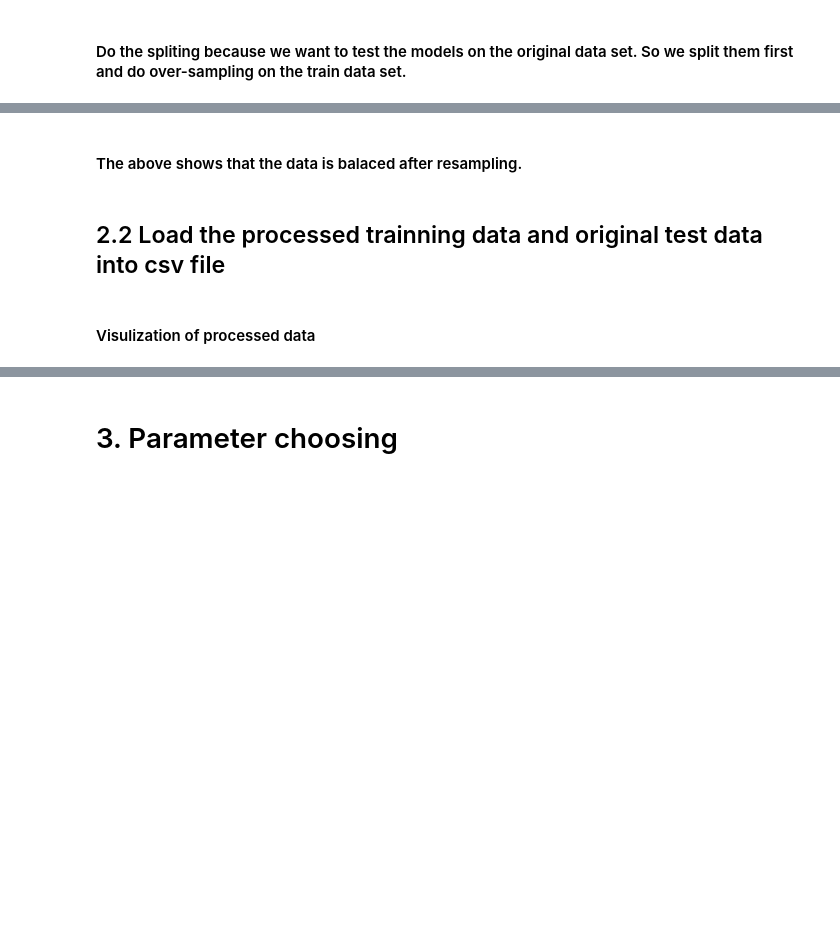
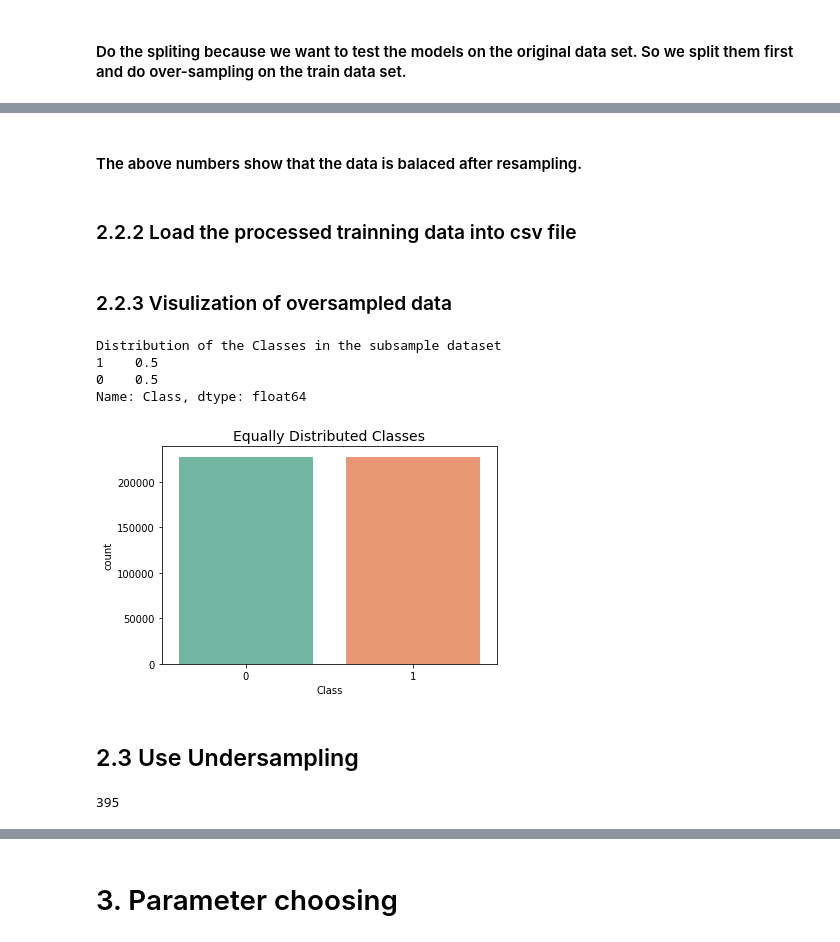
Before and after one commit to XiaoqianZhu1997/PHBS_MLF_2018, a Jupyter notebook: ipynb file/ml_project.ipynb, the cells around one changed output, grey strips where cells are left out. Saved outputs shown, nothing was run; the diff lists cells and outputs as text; code cells hidden in the pictures; blank space fills up the shorter version.

```diff
--- a/ipynb file/ml_project.ipynb
+++ b/ipynb file/ml_project.ipynb
@@ -223,11 +238,11 @@ Number of fraud transcation: 199024
 Proportion of Normal data in oversampled data is: 0.5
 Proportion of fraud data in oversampled data is: 0.5
 # %% [markdown]
-#### The above shows that the data is balaced after resampling.
+#### The above numbers show that the data is balaced after resampling.
 # %% [markdown]
-## 2.2 Load the processed trainning data and original test data into csv file
+### 2.2.2 Load the processed trainning data into csv file
 # %%
-newtraindata=pd.concat([sm_data_X,sm_data_y],axis=1)
-newtestdata=pd.concat([data_test_X,data_test_y],axis=1)
-newtraindata.to_csv('/Users/zhuxiaoxi/Desktop/module 5⃣️/ML/project/数据/SMOTE_train.csv',sep=',')
-newtestdata.to_csv('/Users/zhuxiaoxi/Desktop/module 5⃣️/ML/project/数据/SMOTE_test.csv',sep=',')
+sm_train_data=pd.concat([sm_data_X,sm_data_y],axis=1)
+sm_train_data.to_csv('/Users/zhuxiaoxi/Desktop/module 5⃣️/ML/project/数据/SMOTE_train.csv',sep=',')
+
+sm_train_df = pd.read_csv("/Users/zhuxiaoxi/Desktop/module 5⃣️/ML/project/数据/SMOTE_train.csv")
@@ -236,2 +249,28 @@ new_train_df = pd.read_csv("/Users/zhuxiaoxi/Desktop/module 5⃣️/ML/project/
 # %% [markdown]
-#### Visulization of processed data
+### 2.2.3 Visulization of oversampled data
+# %%
+print('Distribution of the Classes in the subsample dataset')
+print(sm_train_df['Class'].value_counts()/len(sm_train_df))
+
+sns.countplot('Class', data=sm_train_df,palette="Set2")
+plt.title('Equally Distributed Classes', fontsize=14)
+plt.show()
+# %% [output]
+Distribution of the Classes in the subsample dataset
+1    0.5
+0    0.5
+Name: Class, dtype: float64
+[figure, added]
+# %% [markdown]
+## 2.3 Use Undersampling
+# %%
+df_train = pd.read_csv("/Users/zhuxiaoxi/Desktop/module 5⃣️/ML/project/数据/train.csv")
+
+# Shuffle the train data before do undersampling
+df_shuffle = df_train.sample(frac=1)
+
+# define the fraud number in train data(i.e. counts the number of 'Class'=0)
+c0 = pd.value_counts(data_train_y['Class' ])[1]
+print(c0)  # print out the fraud number in train data set
+# %% [output]
+395
```
Also changed, not shown: parts of 44 cells of this notebook, 1 other file.
